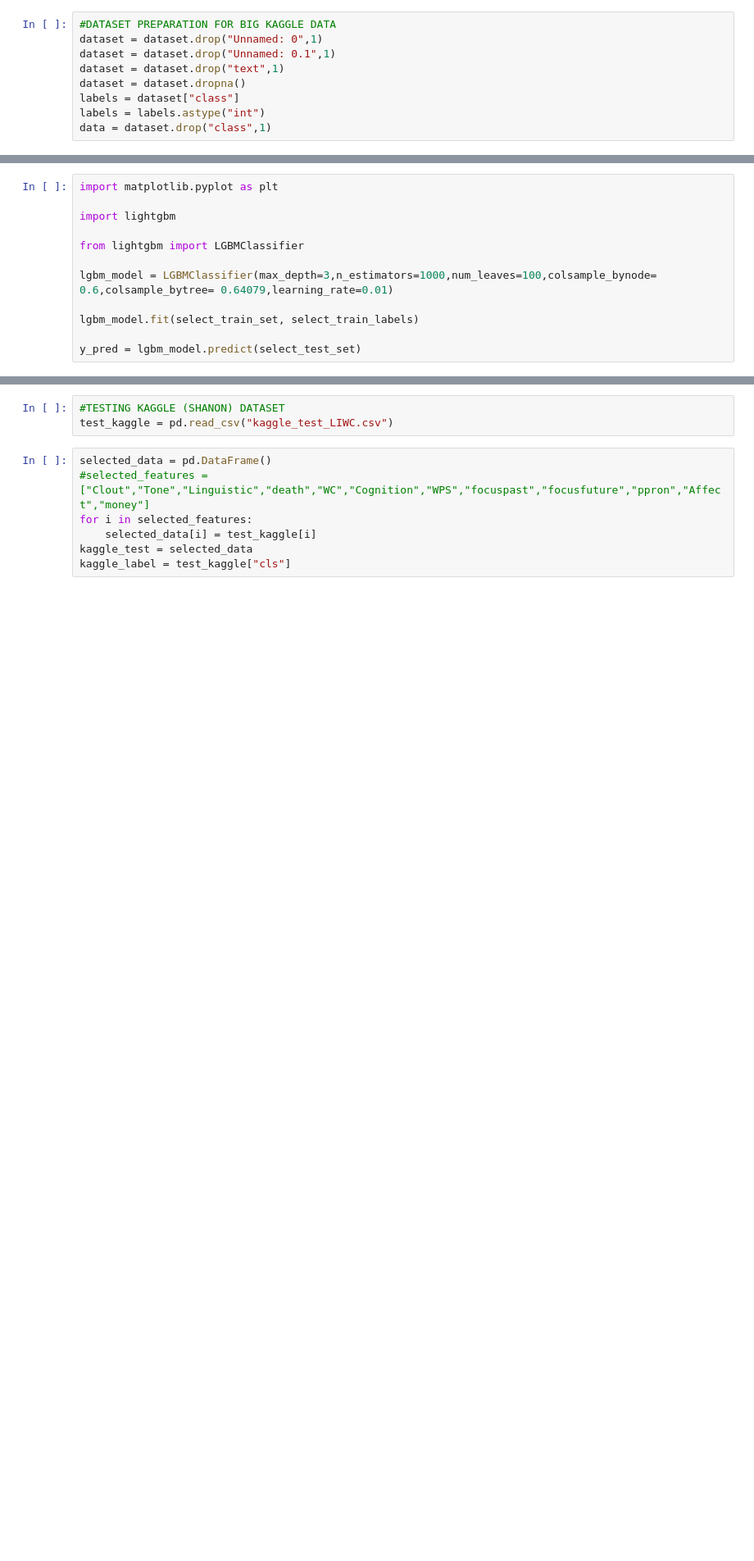
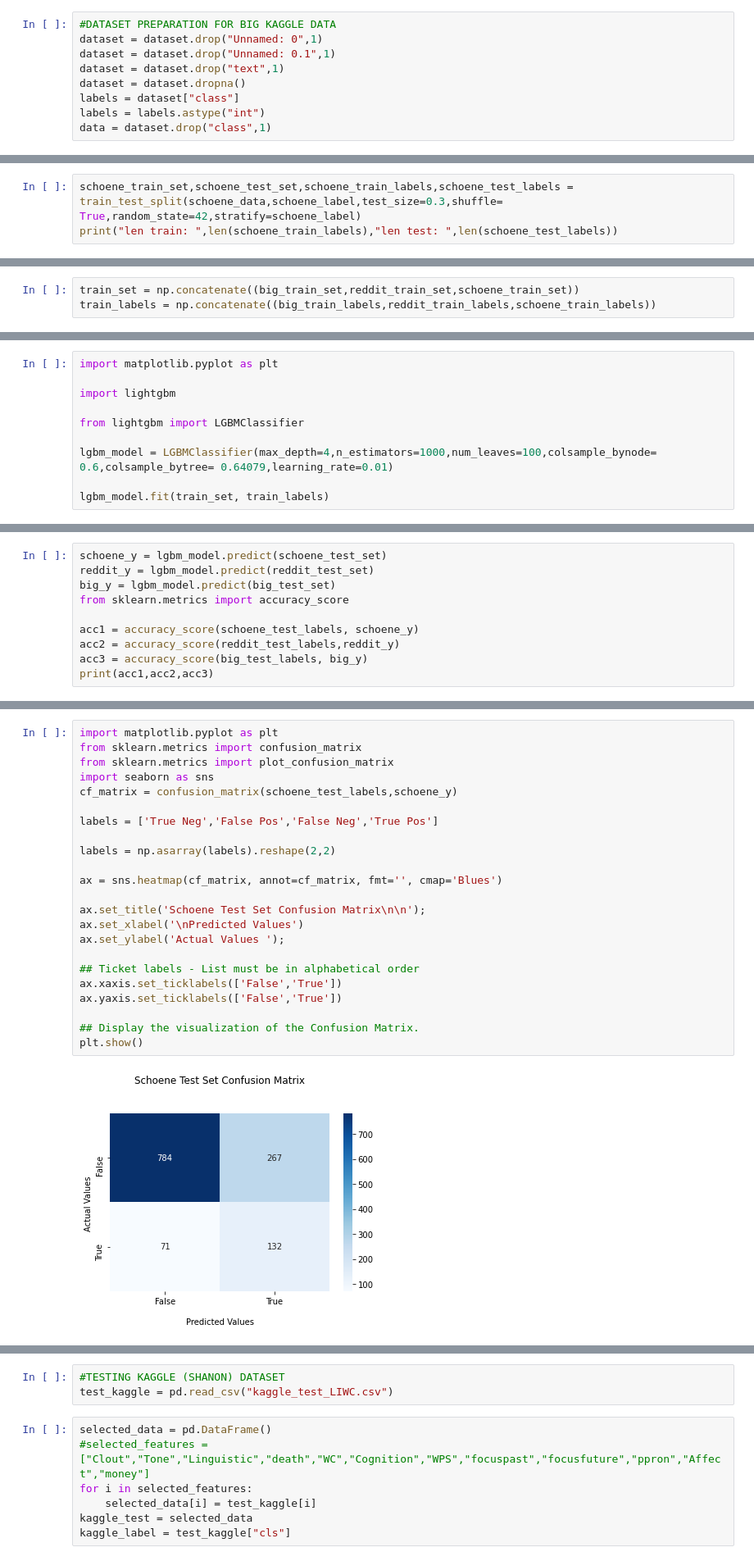
Before and after one commit to saiddonmez/suicide-detection-project, a Jupyter notebook: kaka.ipynb, the cells around one changed output, grey strips where cells are left out. Shown at 82% size. Saved outputs shown, nothing was run; the diff lists cells and outputs as text; blank space fills up the shorter version.

```diff
--- a/kaka.ipynb
+++ b/kaka.ipynb
@@ -81,0 +83,3 @@ print("len train: ",len(select_train_set),"len test: ",len(select_test_set))
+# %%
+schoene_train_set,schoene_test_set,schoene_train_labels,schoene_test_labels = train_test_split(schoene_data,schoene_label,test_size=0.3,shuffle= True,random_state=42,stratify=schoene_label)
+print("len train: ",len(schoene_train_labels),"len test: ",len(schoene_test_labels))
@@ -81,0 +88,3 @@ print("len train: ",len(select_train_set),"len test: ",len(select_test_set))
+# %%
+train_set = np.concatenate((big_train_set,reddit_train_set,schoene_train_set))
+train_labels = np.concatenate((big_train_labels,reddit_train_labels,schoene_train_labels))
@@ -86,8 +107,6 @@ import lightgbm
 
 from lightgbm import LGBMClassifier
 
-lgbm_model = LGBMClassifier(max_depth=3,n_estimators=1000,num_leaves=100,colsample_bynode= 0.6,colsample_bytree= 0.64079,learning_rate=0.01)
+lgbm_model = LGBMClassifier(max_depth=4,n_estimators=1000,num_leaves=100,colsample_bynode= 0.6,colsample_bytree= 0.64079,learning_rate=0.01)
 
-lgbm_model.fit(select_train_set, select_train_labels)
-
-y_pred = lgbm_model.predict(select_test_set)
+lgbm_model.fit(train_set, train_labels)
@@ -101,0 +126,10 @@ confusion_matrix(select_test_labels,y_pred)
+# %%
+schoene_y = lgbm_model.predict(schoene_test_set)
+reddit_y = lgbm_model.predict(reddit_test_set)
+big_y = lgbm_model.predict(big_test_set)
+from sklearn.metrics import accuracy_score
+
+acc1 = accuracy_score(schoene_test_labels, schoene_y)
+acc2 = accuracy_score(reddit_test_labels,reddit_y)
+acc3 = accuracy_score(big_test_labels, big_y)
+print(acc1,acc2,acc3)
@@ -101,0 +138,25 @@ confusion_matrix(select_test_labels,y_pred)
+# %%
+import matplotlib.pyplot as plt
+from sklearn.metrics import confusion_matrix
+from sklearn.metrics import plot_confusion_matrix
+import seaborn as sns
+cf_matrix = confusion_matrix(schoene_test_labels,schoene_y)
+
+labels = ['True Neg','False Pos','False Neg','True Pos']
+
+labels = np.asarray(labels).reshape(2,2)
+
+ax = sns.heatmap(cf_matrix, annot=cf_matrix, fmt='', cmap='Blues')
+
+ax.set_title('Schoene Test Set Confusion Matrix\n\n');
+ax.set_xlabel('\nPredicted Values')
+ax.set_ylabel('Actual Values ');
+
+## Ticket labels - List must be in alphabetical order
+ax.xaxis.set_ticklabels(['False','True'])
+ax.yaxis.set_ticklabels(['False','True'])
+
+## Display the visualization of the Confusion Matrix.
+plt.show()
+# %% [output]
+[figure, added]
```
Also changed, not shown: parts of 52 cells of this notebook.
